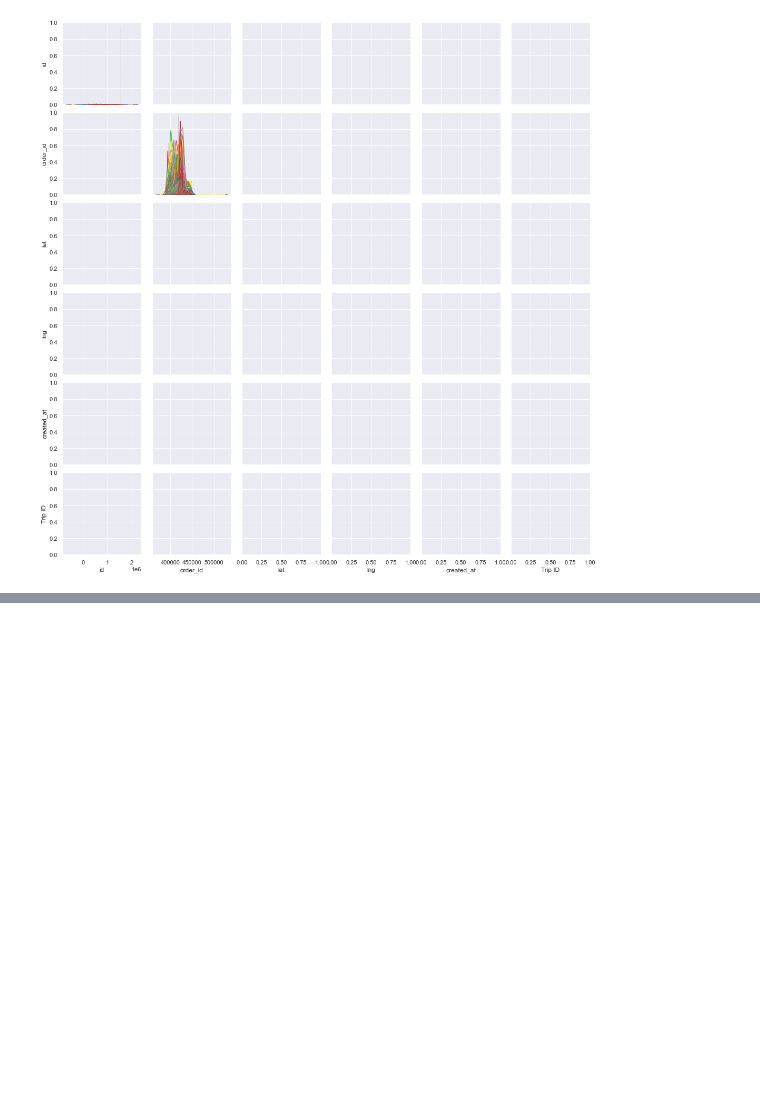
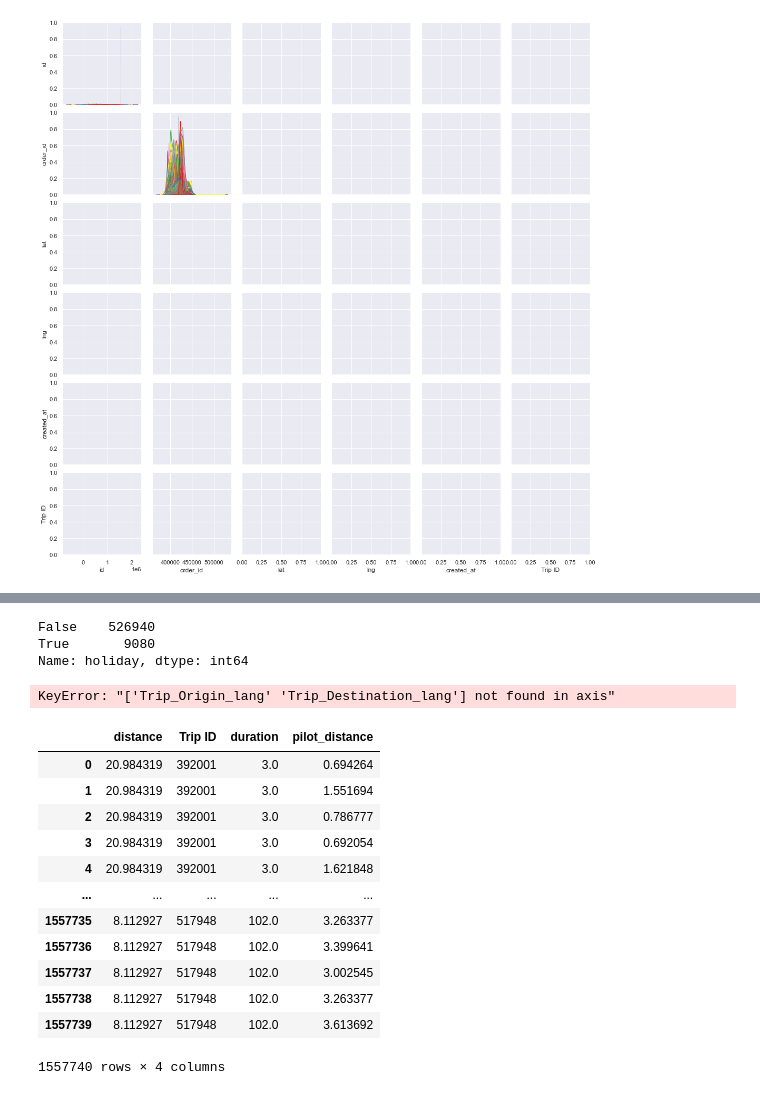
Before and after one commit to HenokD11/casual-inference, a Jupyter notebook: notebooks/EDA.ipynb, the cells around one changed output, grey strips where cells are left out. Drawn from its saved outputs; the diff is of its cells as text; code cells hidden in the pictures; blank space fills up the shorter version.

```diff
--- a/notebooks/EDA.ipynb
+++ b/notebooks/EDA.ipynb
@@ -269,0 +350,34 @@ LinAlgError: singular matrix
+# %%
+nb_data["holiday"]=nb_data['Trip Start Time'].apply(lambda x:x in nigeria_holiday)
+
+nb_data.holiday.value_counts()
+# %% [output]
+False    526940
+True       9080
+Name: holiday, dtype: int64
+# %%
+merged_data =driver_location_data.merge(nb_data, how='inner', left_on='order_id',right_on="Trip ID")
+# %%
+merged_data.drop(columns=['created_at','updated_at'],inplace=True)
+# %%
+merged_data['pilot_distance'] = merged_data.apply(lambda x:distance.distance((x['Trip_Origin_lat'],x['Trip_Origin_long']), (x['lat'],x['lng'])).km,axis=1)
+# %%
+merged_data.drop(columns=['Trip_Origin_lang','Trip_Destination_lang'],inplace=True)
+# %% [output]
+KeyError: "['Trip_Origin_lang' 'Trip_Destination_lang'] not found in axis"
+# %%
+merged_data[["distance",'Trip ID','duration','pilot_distance']]
+# %% [output]
+|  | distance | Trip ID | duration | pilot_distance |
+| 0 | 20.984319 | 392001 | 3.0 | 0.694264 |
+| 1 | 20.984319 | 392001 | 3.0 | 1.551694 |
+| 2 | 20.984319 | 392001 | 3.0 | 0.786777 |
+| 3 | 20.984319 | 392001 | 3.0 | 0.692054 |
+| 4 | 20.984319 | 392001 | 3.0 | 1.621848 |
+| ... | ... | ... | ... | ... |
+| 1557735 | 8.112927 | 517948 | 102.0 | 3.263377 |
+| 1557736 | 8.112927 | 517948 | 102.0 | 3.399641 |
+| 1557737 | 8.112927 | 517948 | 102.0 | 3.002545 |
+| 1557738 | 8.112927 | 517948 | 102.0 | 3.263377 |
+| 1557739 | 8.112927 | 517948 | 102.0 | 3.613692 |
+1557740 rows × 4 columns
```
Also changed, not shown: parts of 12 cells of this notebook, 13 other files.
